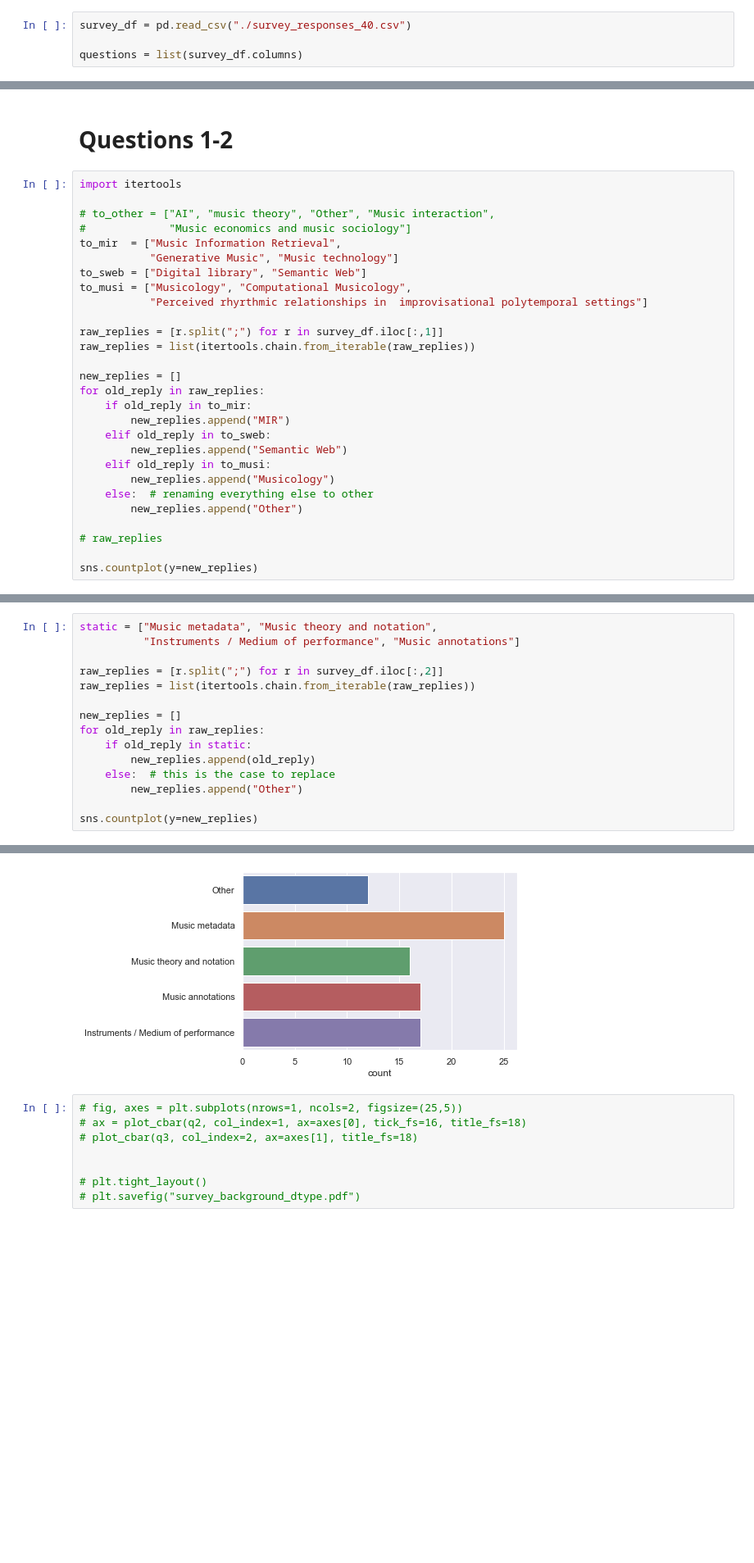
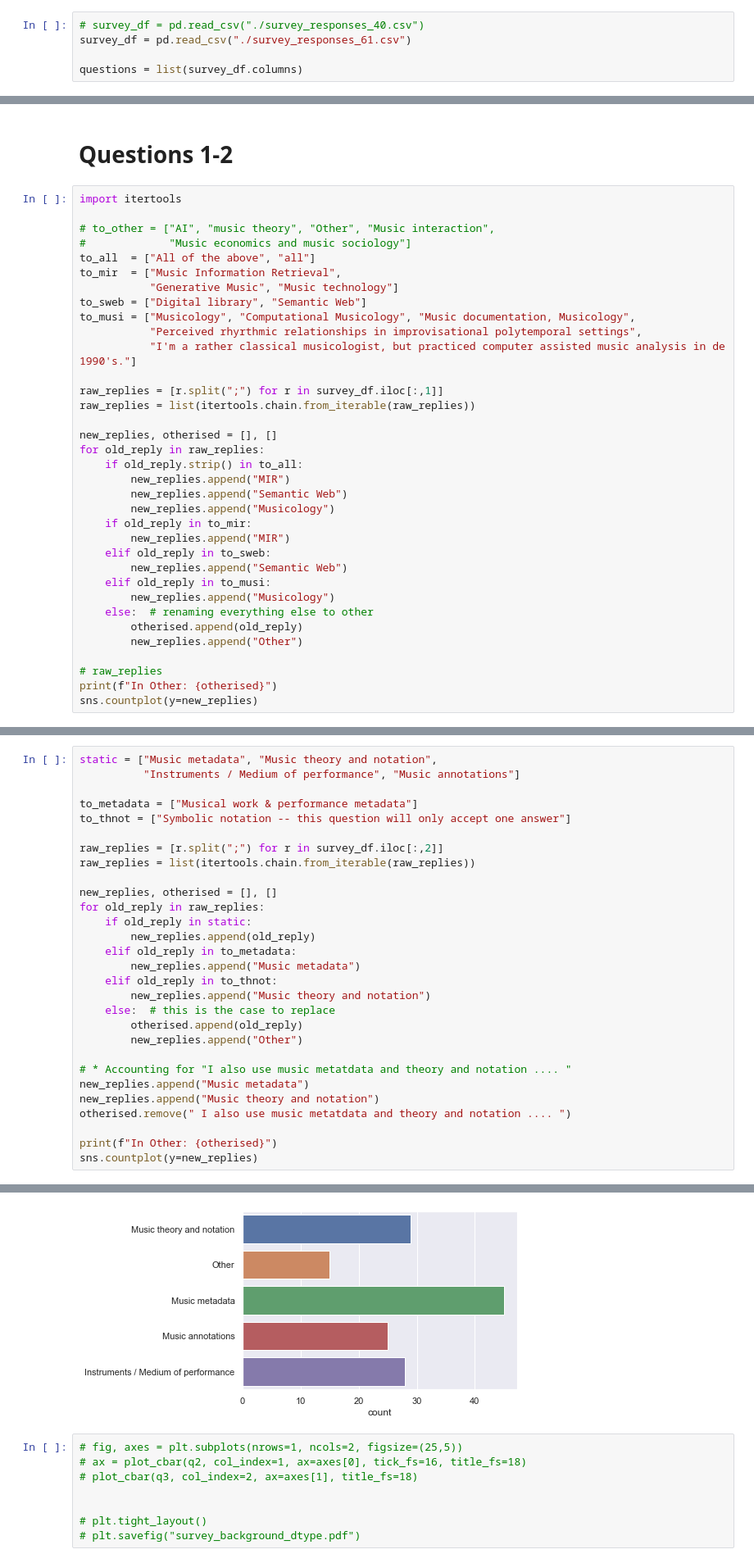
Before and after one commit to polifonia-project/ontology-network, a Jupyter notebook: resources/survey_results.ipynb, the cells around one changed output, grey strips where cells are left out. Shown at 82% size. Cells and saved outputs as stored; diff of their text form; blank space fills up the shorter version.

Commit message:
survey results updated

```diff
--- a/resources/survey_results.ipynb
+++ b/resources/survey_results.ipynb
@@ -12,7 +12,8 @@ from collections import Counter, OrderedDict
 # %%
 sns.set_theme(style="darkgrid")
 # %%
-survey_df = pd.read_csv("./survey_responses_40.csv")
+# survey_df = pd.read_csv("./survey_responses_40.csv")
+survey_df = pd.read_csv("./survey_responses_61.csv")
 
 questions = list(survey_df.columns)
 # %%
@@ -115,17 +116,23 @@ import itertools
 
 # to_other = ["AI", "music theory", "Other", "Music interaction",
 #             "Music economics and music sociology"]
+to_all  = ["All of the above", "all"]
 to_mir  = ["Music Information Retrieval",
            "Generative Music", "Music technology"]
 to_sweb = ["Digital library", "Semantic Web"]
-to_musi = ["Musicology", "Computational Musicology",
-           "Perceived rhyrthmic relationships in  improvisational polytemporal settings"]
+to_musi = ["Musicology", "Computational Musicology", "Music documentation, Musicology",
+           "Perceived rhyrthmic relationships in improvisational polytemporal settings",
+           "I'm a rather classical musicologist, but practiced computer assisted music analysis in de 1990's."]
 
 raw_replies = [r.split(";") for r in survey_df.iloc[:,1]]
 raw_replies = list(itertools.chain.from_iterable(raw_replies))
 
-new_replies = []
+new_replies, otherised = [], []
 for old_reply in raw_replies:
+    if old_reply.strip() in to_all:
+        new_replies.append("MIR")
+        new_replies.append("Semantic Web")
+        new_replies.append("Musicology")
     if old_reply in to_mir:
         new_replies.append("MIR")
     elif old_reply in to_sweb:
@@ -133,9 +140,10 @@ for old_reply in raw_replies:
     elif old_reply in to_musi:
         new_replies.append("Musicology")
     else:  # renaming everything else to other
+        otherised.append(old_reply)
         new_replies.append("Other")
 
 # raw_replies
-
+print(f"In Other: {otherised}")
 sns.countplot(y=new_replies)
 # %% [output]
@@ -145,15 +154,29 @@ sns.countplot(y=new_replies)
 static = ["Music metadata", "Music theory and notation",
           "Instruments / Medium of performance", "Music annotations"]
 
+to_metadata = ["Musical work & performance metadata"]
+to_thnot = ["Symbolic notation -- this question will only accept one answer"]
+
 raw_replies = [r.split(";") for r in survey_df.iloc[:,2]]
 raw_replies = list(itertools.chain.from_iterable(raw_replies))
 
-new_replies = []
+new_replies, otherised = [], []
 for old_reply in raw_replies:
     if old_reply in static:
         new_replies.append(old_reply)
+    elif old_reply in to_metadata:
+        new_replies.append("Music metadata")
+    elif old_reply in to_thnot:
+        new_replies.append("Music theory and notation")
     else:  # this is the case to replace
+        otherised.append(old_reply)
         new_replies.append("Other")
 
+# * Accounting for "I also use music metatdata and theory and notation .... "
+new_replies.append("Music metadata")
+new_replies.append("Music theory and notation")
+otherised.remove(" I also use music metatdata and theory and notation .... ")
+
+print(f"In Other: {otherised}")
 sns.countplot(y=new_replies)
 # %% [output]
@@ -161,4 +185,4 @@ sns.countplot(y=new_replies)
-[figure, old version]
+[figure, new version]
 # %%
 # fig, axes = plt.subplots(nrows=1, ncols=2, figsize=(25,5))
 # ax = plot_cbar(q2, col_index=1, ax=axes[0], tick_fs=16, title_fs=18)
```
Also changed, not shown: parts of 4 cells of this notebook, 2 other files.
